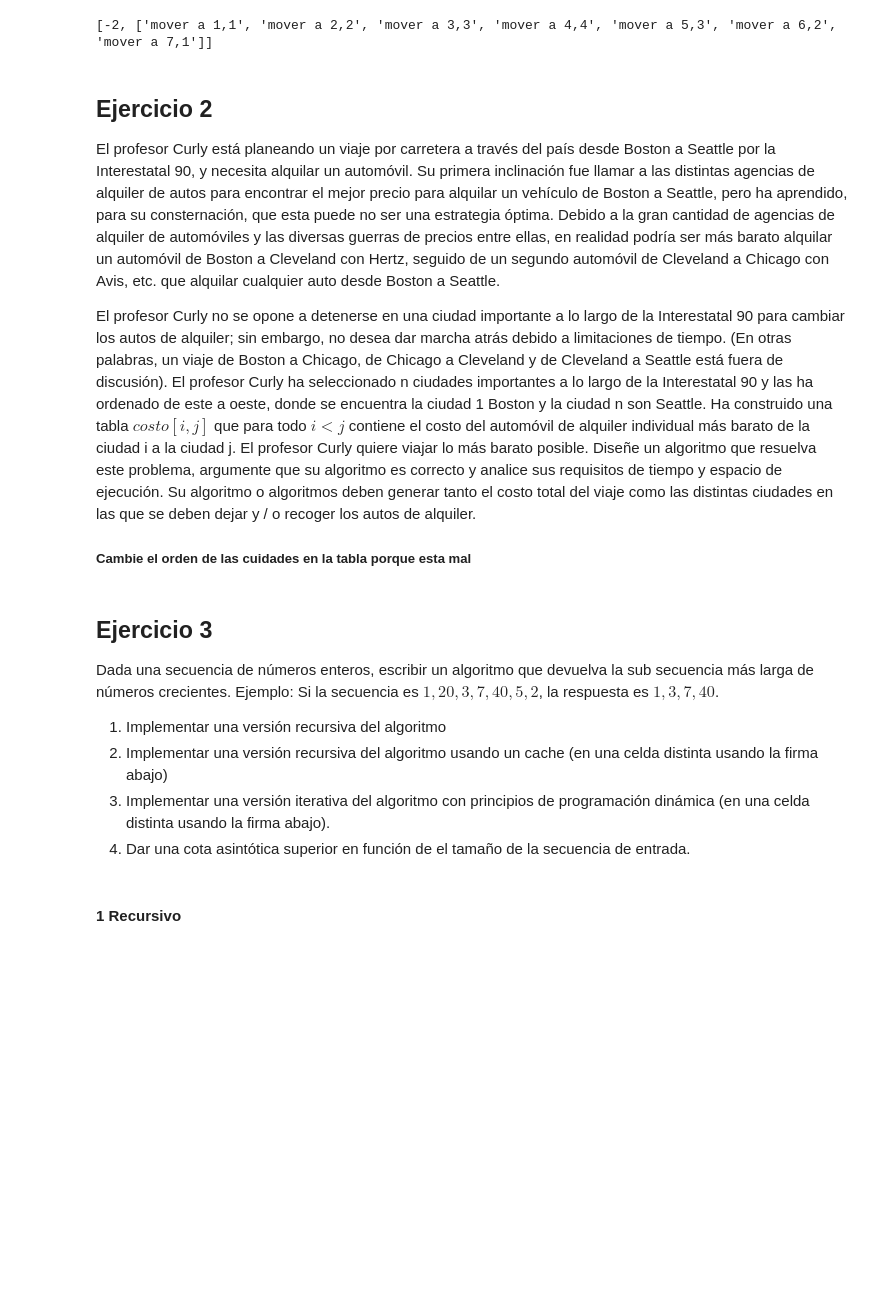
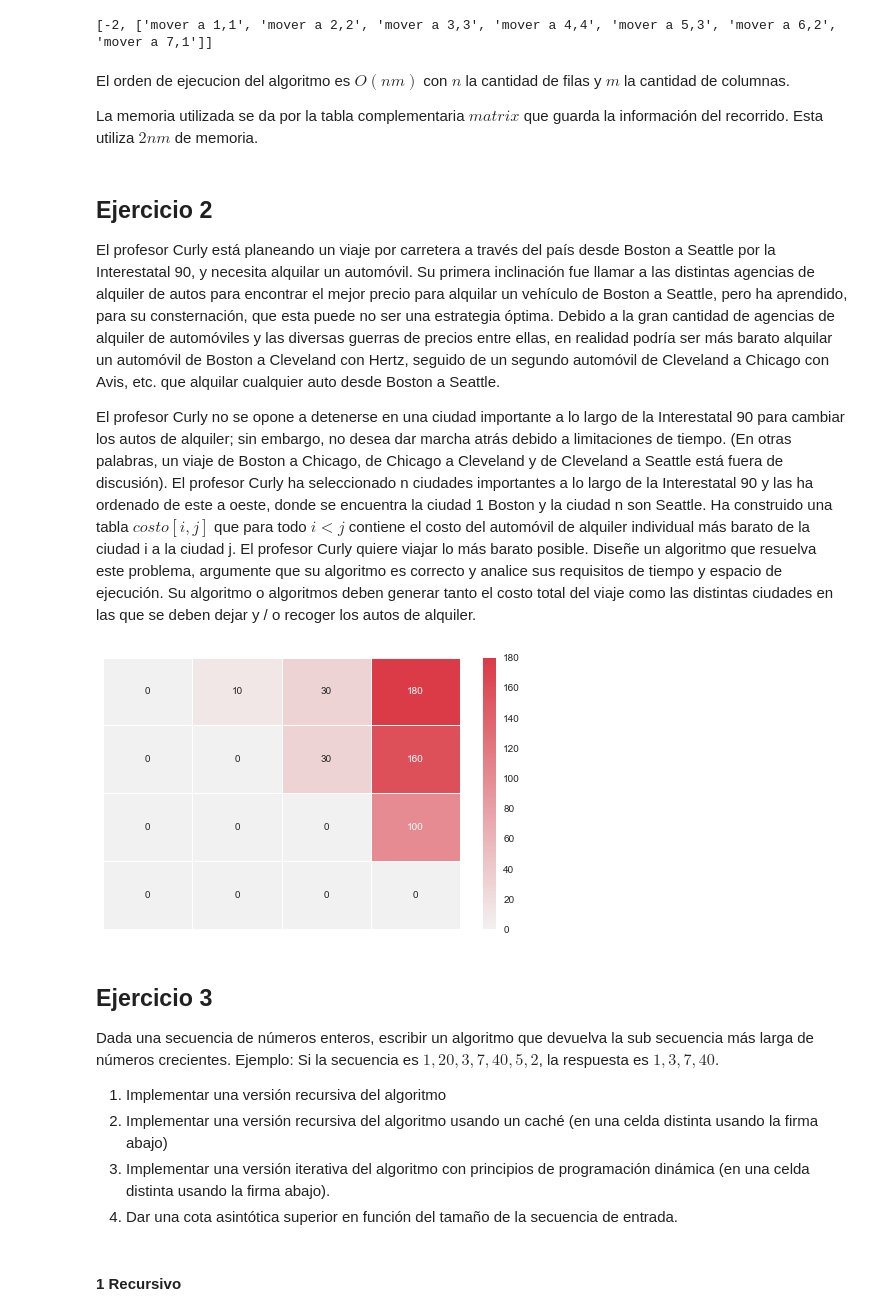
Before and after one commit to DuckyCB/algoritmos, a Jupyter notebook: Obligatorio 4 - Patricio Carrau.ipynb, the cells around one changed output. Cells and saved outputs as stored; diff of their text form; code cells hidden in the pictures; blank space fills up the shorter version.

```diff
--- a/Obligatorio 4 - Patricio Carrau.ipynb
+++ b/Obligatorio 4 - Patricio Carrau.ipynb
@@ -120,57 +125,91 @@ assert ([-2, ['mover a 1,1', 'mover a 2,2', 'mover a 3,3',
 # %% [output]
 [figure]
 [-2, ['mover a 1,1', 'mover a 2,2', 'mover a 3,3', 'mover a 4,4', 'mover a 5,3', 'mover a 6,2', 'mover a 7,1']]
+# %% [markdown]
+El orden de ejecucion del algoritmo es $O(nm)$ con $n$ la cantidad de filas y $m$ la cantidad de columnas.
+
+La memoria utilizada se da por la tabla complementaria $matrix$ que guarda la información del recorrido. Esta utiliza
+$2nm$ de memoria.
 # %% [markdown]
 ## Ejercicio 2
 
-El profesor Curly está planeando un viaje por carretera a través del país desde Boston a Seattle por la Interestatal 90, y necesita alquilar un automóvil. Su primera inclinación fue llamar a las distintas agencias de alquiler de autos para encontrar el mejor precio para alquilar un vehículo de Boston a Seattle, pero ha aprendido, para su consternación, que esta puede no ser una estrategia óptima. Debido a la gran cantidad de agencias de alquiler de automóviles y las diversas guerras de precios entre ellas, en realidad podría ser más barato alquilar un automóvil de Boston a Cleveland con Hertz, seguido de un segundo automóvil de Cleveland a Chicago con Avis, etc. que alquilar cualquier auto desde Boston a Seattle.
+El profesor Curly está planeando un viaje por carretera a través del país desde Boston a Seattle por la Interestatal 90,
+y necesita alquilar un automóvil. Su primera inclinación fue llamar a las distintas agencias de alquiler de autos para
+encontrar el mejor precio para alquilar un vehículo de Boston a Seattle, pero ha aprendido, para su consternación, que
+esta puede no ser una estrategia óptima. Debido a la gran cantidad de agencias de alquiler de automóviles y las diversas
+guerras de precios entre ellas, en realidad podría ser más barato alquilar un automóvil de Boston a Cleveland con Hertz,
+seguido de un segundo automóvil de Cleveland a Chicago con Avis, etc. que alquilar cualquier auto desde Boston a
+Seattle.
 
-El profesor Curly no se opone a detenerse en una ciudad importante a lo largo de la Interestatal 90 para cambiar los autos de alquiler; sin embargo, no desea dar marcha atrás debido a limitaciones de tiempo. (En otras palabras, un viaje de Boston a Chicago, de Chicago a Cleveland y de Cleveland a Seattle está fuera de discusión). El profesor Curly ha seleccionado n ciudades importantes a lo largo de la Interestatal 90 y las ha ordenado de este a oeste, donde se encuentra la ciudad 1 Boston y la ciudad n son Seattle. Ha construido una tabla $costo[i, j]$ que para todo $i<j$ contiene el costo del automóvil de alquiler individual más barato de la ciudad i a la ciudad j. El profesor Curly quiere viajar lo más barato posible. Diseñe un algoritmo que resuelva este problema, argumente que su algoritmo es correcto y analice sus requisitos de tiempo y espacio de ejecución. Su algoritmo o algoritmos deben generar tanto el costo total del viaje como las distintas ciudades en las que se deben dejar y / o recoger los autos de alquiler.
-
-##### Cambie el orden de las cuidades en la tabla porque esta mal
+El profesor Curly no se opone a detenerse en una ciudad importante a lo largo de la Interestatal 90 para cambiar los
+autos de alquiler; sin embargo, no desea dar marcha atrás debido a limitaciones de tiempo. (En otras palabras, un viaje
+de Boston a Chicago, de Chicago a Cleveland y de Cleveland a Seattle está fuera de discusión). El profesor Curly ha
+seleccionado n ciudades importantes a lo largo de la Interestatal 90 y las ha ordenado de este a oeste, donde se
+encuentra la ciudad 1 Boston y la ciudad n son Seattle. Ha construido una tabla $costo[i, j]$ que para todo $i<j$
+contiene el costo del automóvil de alquiler individual más barato de la ciudad i a la ciudad j. El profesor Curly quiere
+ viajar lo más barato posible. Diseñe un algoritmo que resuelva este problema, argumente que su algoritmo es correcto y
+ analice sus requisitos de tiempo y espacio de ejecución. Su algoritmo o algoritmos deben generar tanto el costo total
+ del viaje como las distintas ciudades en las que se deben dejar y / o recoger los autos de alquiler.
 # %%
 import numpy as np
 
 
 #            boston   cleveland  chicago   seattle
 # boston       0        10        30         180
 # chicago      -         0        25         130
 # cleveland    -        -          0         70
 # seattle      -        -          -          0
 
+#############################################
+plt.style.use("seaborn")
+def print_values(matrix):
+    matrix_copy = [[element[0] for element in columna] for columna in matrix]
+    data = np.matrix(matrix_copy)
+    plt.figure(figsize=(8, 5))
+    cmap = sns.diverging_palette(110, 10, l=50, center="light", as_cmap=True)
+    sns.color_palette(['green', 'red'])
+    heat_map = sns.heatmap(data, cmap=cmap, center=0.00, linewidth=1, annot=True, fmt='g')
+    plt.axis('off')
+    plt.show()
+#############################################
+
 
 def mejor_ruta(costos, origen, destino):
-    mejores_costos = [[0 for i in range(len(costos[0]))] for j in range(len(costos))]
+    mejores_costos = [[[0, []] for i in range(len(costos[0]))] for j in range(len(costos))]
     menos_costo = []
     for columna in range(origen + 1, destino + 1):  # n
         for fila in range(columna):
             if fila == 0:
                 menos_costo = [costos[fila][columna], [0, columna]]
             else:
                 nuevo_costo = costos[fila][columna] + mejores_costos[fila - 1][columna - 1][0]
                 if nuevo_costo < menos_costo[0]:
                     temp_ciudades = mejores_costos[fila - 1][columna - 1][1].copy()
                     temp_ciudades.append(columna)
                     menos_costo = [nuevo_costo, temp_ciudades]
             mejores_costos[fila][columna] = menos_costo
+    print_values(mejores_costos)
     return menos_costo[0], menos_costo[1]
 
 
 costos = [[0, 10, 30, 180],
           [np.inf, 0, 25, 130],
           [np.inf, np.inf, 0, 70],
           [np.inf, np.inf, np.inf, 0]]
 
 assert mejor_ruta(costos, 0, 3) == (100, [0, 2, 3])
-# mejor_ruta(costos, 0, 3)
+# %% [output]
+[figure, added]
 # %% [markdown]
 ## Ejercicio 3
-Dada una secuencia de números enteros, escribir un algoritmo que devuelva la sub secuencia más larga de números crecientes. Ejemplo: Si la secuencia es $1,20,3,7,40,5,2$, la respuesta es $1,3,7,40$.
+Dada una secuencia de números enteros, escribir un algoritmo que devuelva la sub secuencia más larga de números
+crecientes. Ejemplo: Si la secuencia es $1,20,3,7,40,5,2$, la respuesta es $1,3,7,40$.
 
 1. Implementar una versión recursiva del algoritmo
-2. Implementar una versión recursiva del algoritmo usando un cache (en una celda distinta usando la firma abajo)
-3. Implementar una versión iterativa del algoritmo con principios de programación dinámica (en una celda distinta usando la firma abajo).
-4. Dar una cota asintótica superior en función de el tamaño de la secuencia de entrada.
+2. Implementar una versión recursiva del algoritmo usando un caché (en una celda distinta usando la firma abajo)
+3. Implementar una versión iterativa del algoritmo con principios de programación dinámica (en una celda distinta usando
+la firma abajo).
+4. Dar una cota asintótica superior en función del tamaño de la secuencia de entrada.
 # %% [markdown]
 #### 1 Recursivo
 # %%
```
Also changed, not shown: parts of 15 cells of this notebook, 2 other files.
